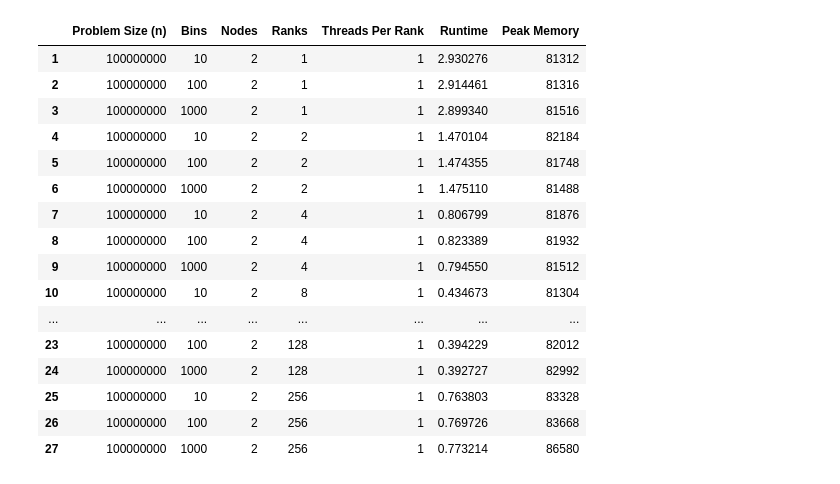
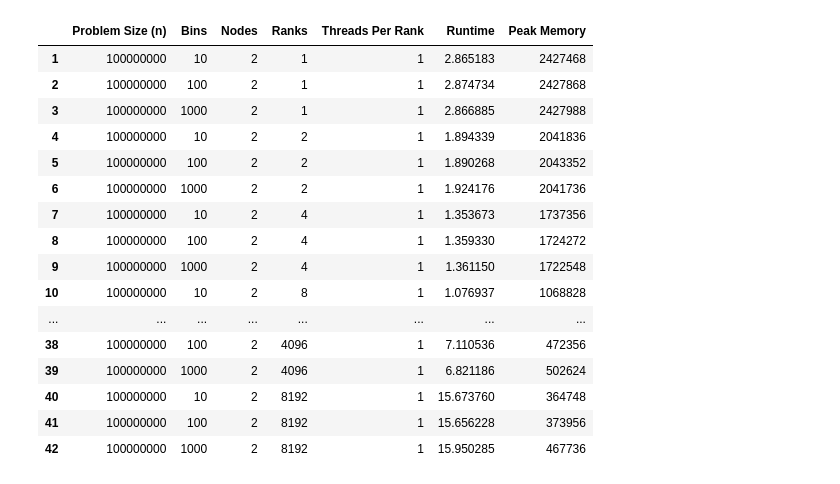
Before and after one commit to skbham/phys5v48, a Jupyter notebook: phys5v48hw/hw4/analysis/analysis.ipynb, the cells around one changed output. Cells and saved outputs as stored; diff of their text form; code cells hidden in the pictures.

```diff
--- a/phys5v48hw/hw4/analysis/analysis.ipynb
+++ b/phys5v48hw/hw4/analysis/analysis.ipynb
@@ -60,32 +60,32 @@ def plotResults(df, title):
     return 0
 # %%
 #keyword = "async"
-keyword = "ppe"
+keyword = "dask"
 fname = "/home/biscuit/Documents/utd/phys5v48/phys5v48/phys5v48hw/hw4/output/" + keyword + "Lorentz/" + keyword + "LorentzCat.xlsx"
-title = "ProcessPoolExecutor"
+title = "Dask"
 
 writer = pd.ExcelWriter(fname, engine='openpyxl', mode='a')
 dfAsync = pd.read_excel(writer, index_col=0) # Read in catalog
 
 display(dfAsync)
 # %% [output]
 |  | Problem Size (n) | Bins | Nodes | Ranks | Threads Per Rank | Runtime | Peak Memory |
-| 1 | 100000000 | 10 | 2 | 1 | 1 | 2.930276 | 81312 |
-| 2 | 100000000 | 100 | 2 | 1 | 1 | 2.914461 | 81316 |
-| 3 | 100000000 | 1000 | 2 | 1 | 1 | 2.899340 | 81516 |
-| 4 | 100000000 | 10 | 2 | 2 | 1 | 1.470104 | 82184 |
-| 5 | 100000000 | 100 | 2 | 2 | 1 | 1.474355 | 81748 |
-| 6 | 100000000 | 1000 | 2 | 2 | 1 | 1.475110 | 81488 |
-| 7 | 100000000 | 10 | 2 | 4 | 1 | 0.806799 | 81876 |
-| 8 | 100000000 | 100 | 2 | 4 | 1 | 0.823389 | 81932 |
-| 9 | 100000000 | 1000 | 2 | 4 | 1 | 0.794550 | 81512 |
-| 10 | 100000000 | 10 | 2 | 8 | 1 | 0.434673 | 81304 |
+| 1 | 100000000 | 10 | 2 | 1 | 1 | 2.865183 | 2427468 |
+| 2 | 100000000 | 100 | 2 | 1 | 1 | 2.874734 | 2427868 |
+| 3 | 100000000 | 1000 | 2 | 1 | 1 | 2.866885 | 2427988 |
+| 4 | 100000000 | 10 | 2 | 2 | 1 | 1.894339 | 2041836 |
+| 5 | 100000000 | 100 | 2 | 2 | 1 | 1.890268 | 2043352 |
+| 6 | 100000000 | 1000 | 2 | 2 | 1 | 1.924176 | 2041736 |
+| 7 | 100000000 | 10 | 2 | 4 | 1 | 1.353673 | 1737356 |
+| 8 | 100000000 | 100 | 2 | 4 | 1 | 1.359330 | 1724272 |
+| 9 | 100000000 | 1000 | 2 | 4 | 1 | 1.361150 | 1722548 |
+| 10 | 100000000 | 10 | 2 | 8 | 1 | 1.076937 | 1068828 |
 | ... | ... | ... | ... | ... | ... | ... | ... |
-| 23 | 100000000 | 100 | 2 | 128 | 1 | 0.394229 | 82012 |
-| 24 | 100000000 | 1000 | 2 | 128 | 1 | 0.392727 | 82992 |
-| 25 | 100000000 | 10 | 2 | 256 | 1 | 0.763803 | 83328 |
-| 26 | 100000000 | 100 | 2 | 256 | 1 | 0.769726 | 83668 |
-| 27 | 100000000 | 1000 | 2 | 256 | 1 | 0.773214 | 86580 |
+| 38 | 100000000 | 100 | 2 | 4096 | 1 | 7.110536 | 472356 |
+| 39 | 100000000 | 1000 | 2 | 4096 | 1 | 6.821186 | 502624 |
+| 40 | 100000000 | 10 | 2 | 8192 | 1 | 15.673760 | 364748 |
+| 41 | 100000000 | 100 | 2 | 8192 | 1 | 15.656228 | 373956 |
+| 42 | 100000000 | 1000 | 2 | 8192 | 1 | 15.950285 | 467736 |
 # %%
 plotResults(dfAsync, title)
 # %% [output]
```
Also changed, not shown: parts of 1 cell of this notebook, 7 other files.
